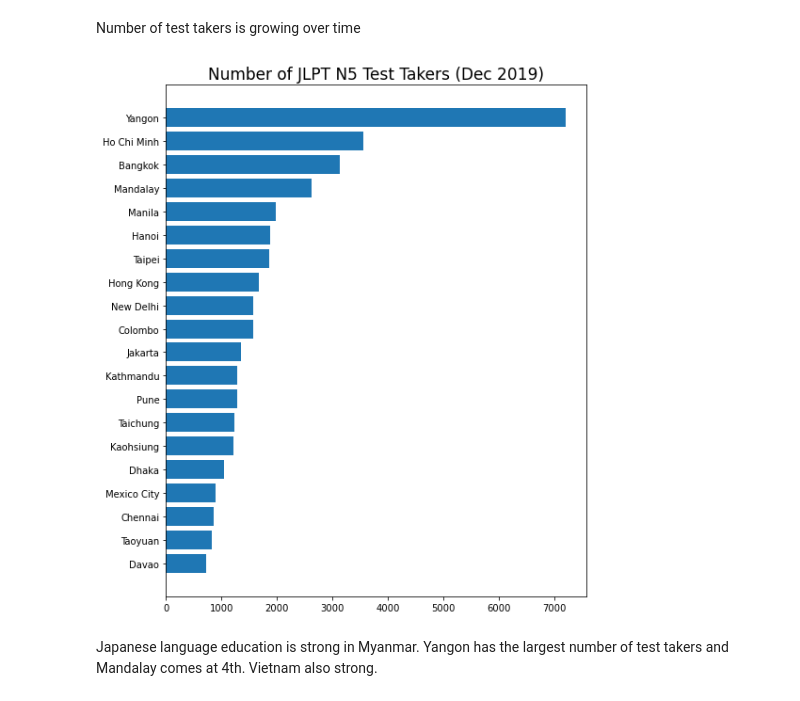
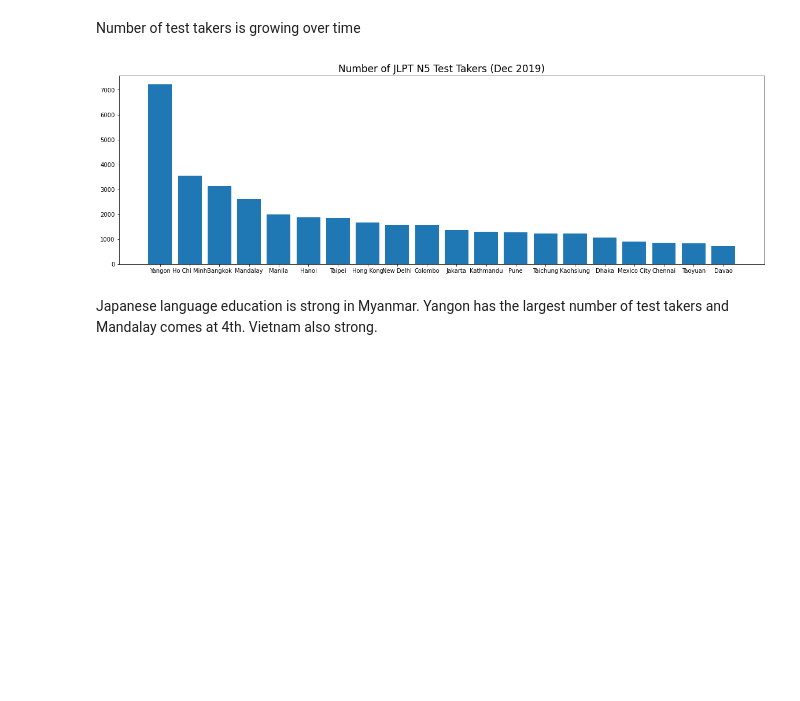
Before and after one commit to brunoochi/my_data_science_notes, a Jupyter notebook: PJ_Matcha/PJ_Matcha.ipynb, the cells around one changed output. Cells and saved outputs as stored; diff of their text form; code cells hidden in the pictures; blank space fills up the shorter version.

```diff
--- a/PJ_Matcha/PJ_Matcha.ipynb
+++ b/PJ_Matcha/PJ_Matcha.ipynb
@@ -188,13 +385,13 @@ plt.show()
 Number of test takers is growing over time
 # %%
 print()
-plt.figure(figsize=(8, 10))
-top20 = N5[N5["file"]=="2019 Dec"].sort_values("n5_tstaken", ascending=True)[-20:]
-plt.barh(top20["city_en"], top10["n5_tstaken"])
+plt.figure(figsize=(20, 6))
+top20 = N5[N5["file"]=="2019 Dec"].sort_values("n5_tstaken", ascending=False)[:20]
+plt.bar(top20["city_en"], top20["n5_tstaken"])
 plt.title("Number of JLPT N5 Test Takers (Dec 2019)", fontsize=17)
 plt.show()
 # %% [output]
-[figure, old version]
+[figure, new version]
 # %% [markdown]
 Japanese language education is strong in Myanmar. Yangon has the largest number of test takers and Mandalay comes at 4th. Vietnam also strong.
 # %%
```
Also changed, not shown: parts of 13 cells of this notebook.
